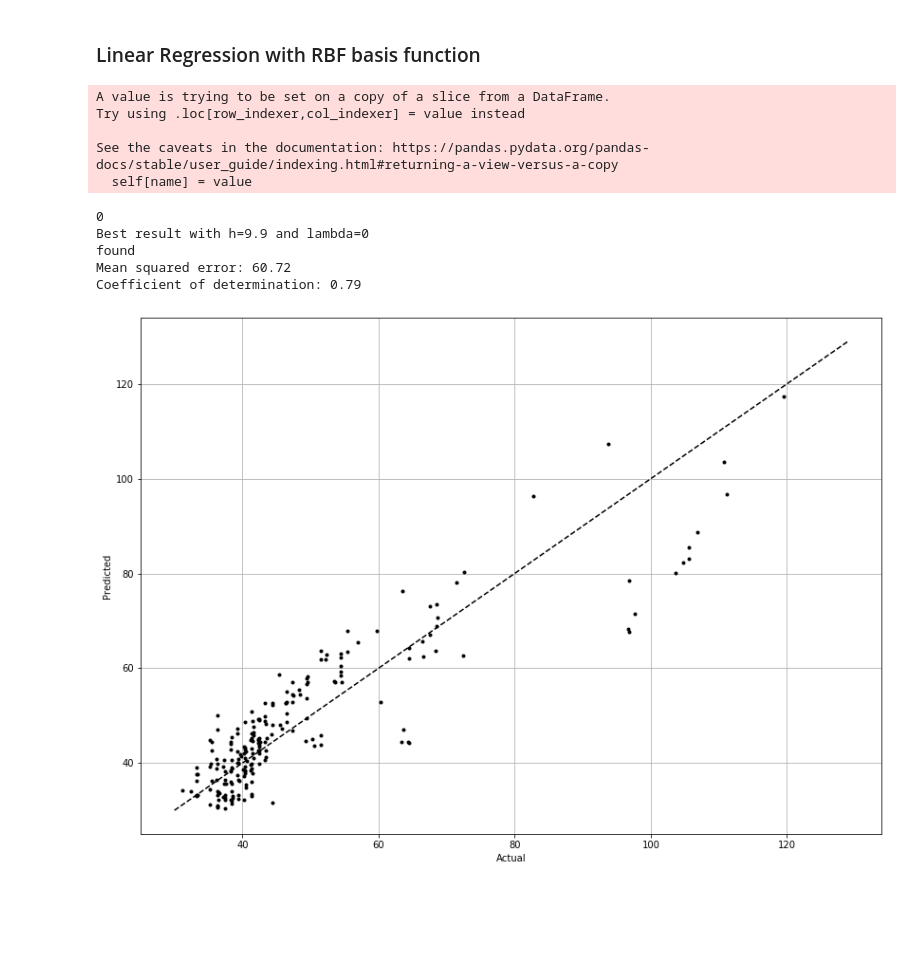
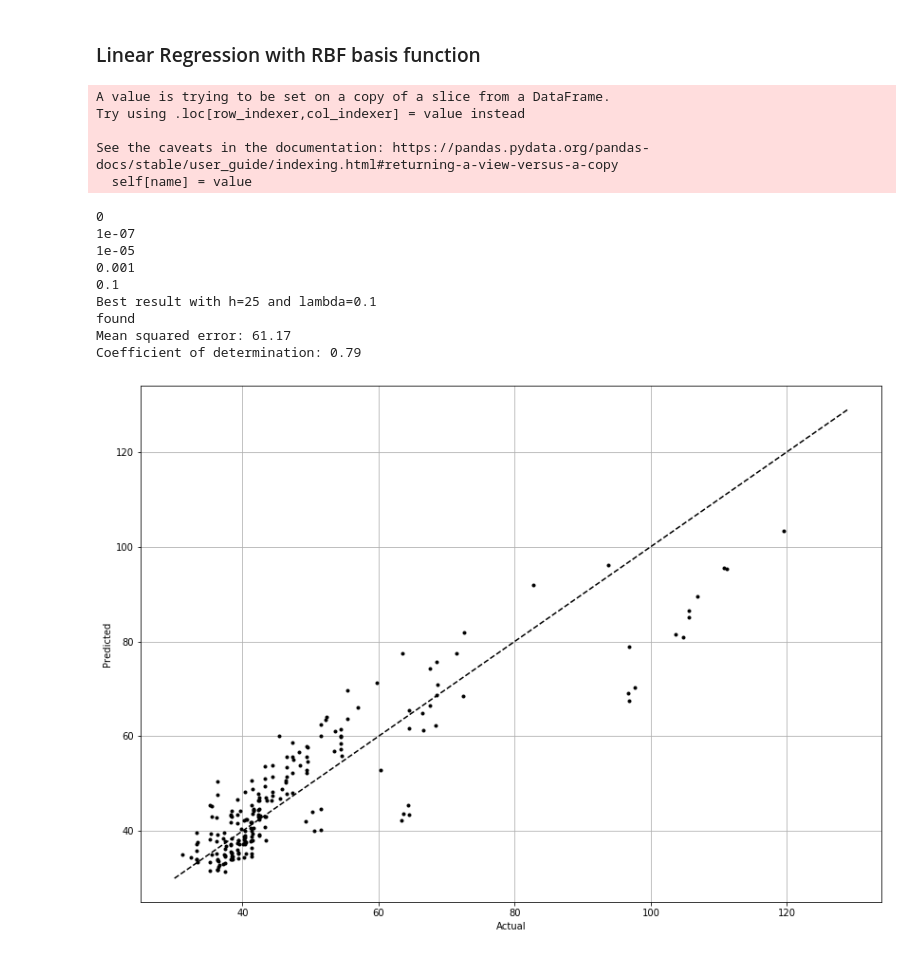
Before and after one commit to lecoqif/DME_Project, a Jupyter notebook: PCA.ipynb, the cells around one changed output. Drawn from its saved outputs; the diff is of its cells as text; code cells hidden in the pictures; blank space fills up the shorter version.

Commit message:
Added PCA and Modelling

```diff
--- a/PCA.ipynb
+++ b/PCA.ipynb
@@ -664,18 +664,13 @@ X_train_sc = sc.transform(X_train)
 X_val_sc = sc.transform(X_val)
 X_test_sc = sc.transform(X_test)
 
+X_train_sc = np.hstack((X_train_sc, np.ones((X_train_sc.shape[0], 1))))
+X_val_sc = np.hstack((X_val_sc, np.ones((X_val_sc.shape[0], 1))))
 
-# Create linear regression object
-regr = linear_model.LinearRegression()
+w = fit(X_train_RBF, y_train)
 
-# Train the model using the training sets
-regr.fit(X_train, y_train)
+y_pred = predict(X_train_sc, w)
 
-# Make predictions using the testing set
-y_pred = regr.predict(X_val)
-
-# The coefficients
-print('Coefficients: \n', regr.coef_)
 # The mean squared error
 print('Mean squared error: %.2f'
       % mean_squared_error(y_val, y_pred))
@@ -717,8 +708,10 @@ X_train_sc = sc.transform(X_train)
 X_val_sc = sc.transform(X_val)
 X_test_sc = sc.transform(X_test)
 
-h_max = 10
-h_step = 0.1
+# Conduct Hyper parameter search
+
+h_max = 50
+h_step = 1
 h_max_temp = int(h_max/h_step)
 min_error = 1000000
 lamba_final = 0
@@ -758,34 +751,37 @@ X_val_RBF = generate_design_matrix(X_val_sc, design_matrix_framework)
 X_val_RBF = np.hstack((X_val_RBF, np.ones((X_val_RBF.shape[0], 1))))
 
 #X_train_reg, y_train_reg = regularise(X_train_RBF, y_train, lamba)
 w = fit(X_train_RBF, y_train)
 
-print('found')
 y_pred = predict(X_val_RBF, w)
 
 # The mean squared error
 print('Mean squared error: %.2f'
       % mean_squared_error(y_val, y_pred))
 # The coefficient of determination: 1 is perfect prediction
 print('Coefficient of determination: %.2f'
       % r2_score(y_val, y_pred))
 
 figure = plt.figure(figsize=(14,10))
 plt.plot(y_val, y_pred, '.k')
 plt.plot(np.arange(30, 130), np.arange(30, 130), '--k')
 plt.grid()
 plt.xlabel('Actual')
 plt.ylabel('Predicted')
 plt.show()
 # %% [output]
 A value is trying to be set on a copy of a slice from a DataFrame.
 Try using .loc[row_indexer,col_indexer] = value instead
 
 See the caveats in the documentation: https://pandas.pydata.org/pandas-docs/stable/user_guide/indexing.html#returning-a-view-versus-a-copy
   self[name] = value
 0
-Best result with h=9.9 and lambda=0
+1e-07
+1e-05
+0.001
+0.1
+Best result with h=25 and lambda=0.1
 found
-Mean squared error: 60.72
+Mean squared error: 61.17
 Coefficient of determination: 0.79
-[figure, old version]
+[figure, new version]
```
Also changed, not shown: parts of 1 cell of this notebook.
